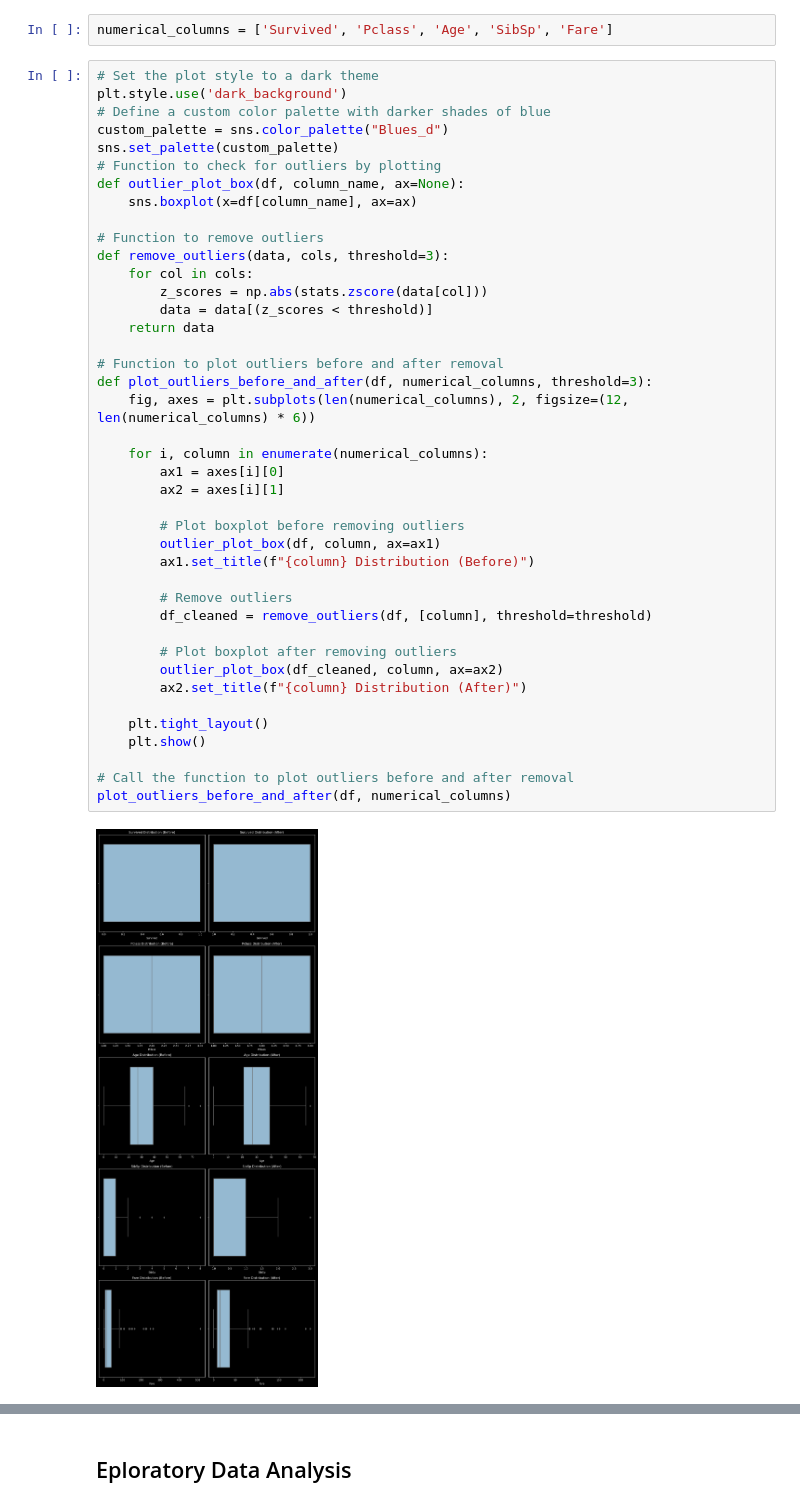
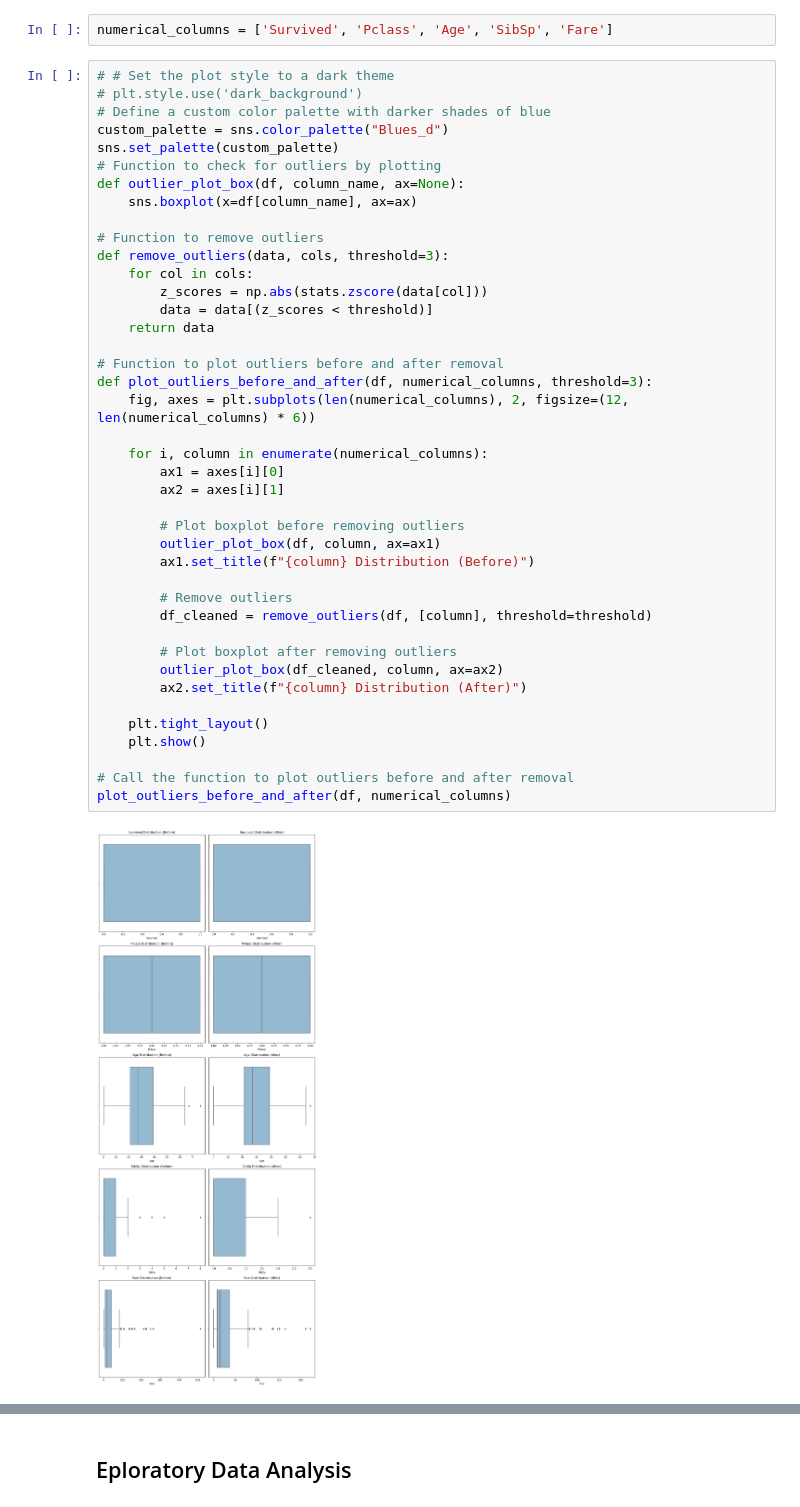
Before and after one commit to marwa9975/CODSOFT_DS01_Titanic-Survival-Prediction, a Jupyter notebook: index.ipynb, the cells around one changed output, grey strips where cells are left out. Drawn from its saved outputs; the diff is of its cells as text.

```diff
--- a/index.ipynb
+++ b/index.ipynb
@@ -215,8 +225,8 @@ dp.check_duplicates_in_column('PassengerId')
 # %%
 numerical_columns = ['Survived', 'Pclass', 'Age', 'SibSp', 'Fare']
 # %%
-# Set the plot style to a dark theme
-plt.style.use('dark_background')
+# # Set the plot style to a dark theme
+# plt.style.use('dark_background')
 # Define a custom color palette with darker shades of blue
 custom_palette = sns.color_palette("Blues_d")
 sns.set_palette(custom_palette)
@@ -229,33 +239,33 @@ def remove_outliers(data, cols, threshold=3):
     for col in cols:
         z_scores = np.abs(stats.zscore(data[col]))
         data = data[(z_scores < threshold)]
     return data
 
 # Function to plot outliers before and after removal
 def plot_outliers_before_and_after(df, numerical_columns, threshold=3):
     fig, axes = plt.subplots(len(numerical_columns), 2, figsize=(12, len(numerical_columns) * 6))
 
     for i, column in enumerate(numerical_columns):
         ax1 = axes[i][0]
         ax2 = axes[i][1]
 
         # Plot boxplot before removing outliers
         outlier_plot_box(df, column, ax=ax1)
         ax1.set_title(f"{column} Distribution (Before)")
 
         # Remove outliers
         df_cleaned = remove_outliers(df, [column], threshold=threshold)
 
         # Plot boxplot after removing outliers
         outlier_plot_box(df_cleaned, column, ax=ax2)
         ax2.set_title(f"{column} Distribution (After)")
 
     plt.tight_layout()
     plt.show()
 
 # Call the function to plot outliers before and after removal
 plot_outliers_before_and_after(df, numerical_columns)
 # %% [output]
-[figure, old version]
+[figure, new version]
 # %% [markdown]
 #### Drop unnecessay column
```
Also changed, not shown: parts of 38 cells of this notebook.
